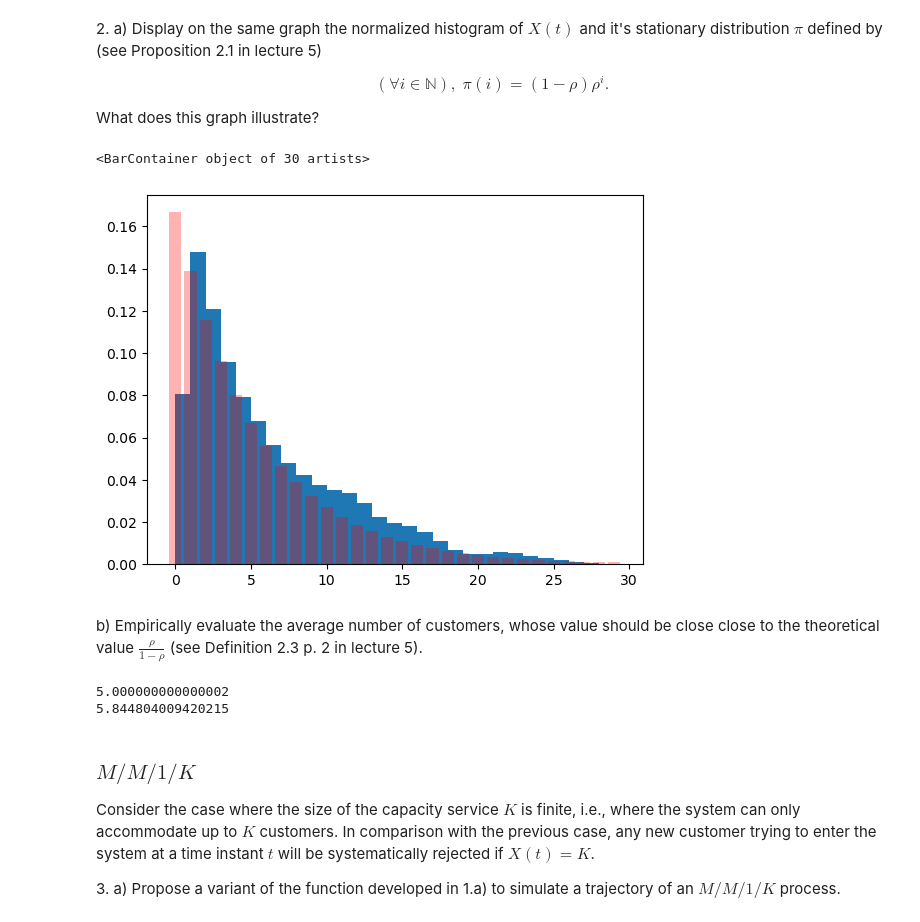
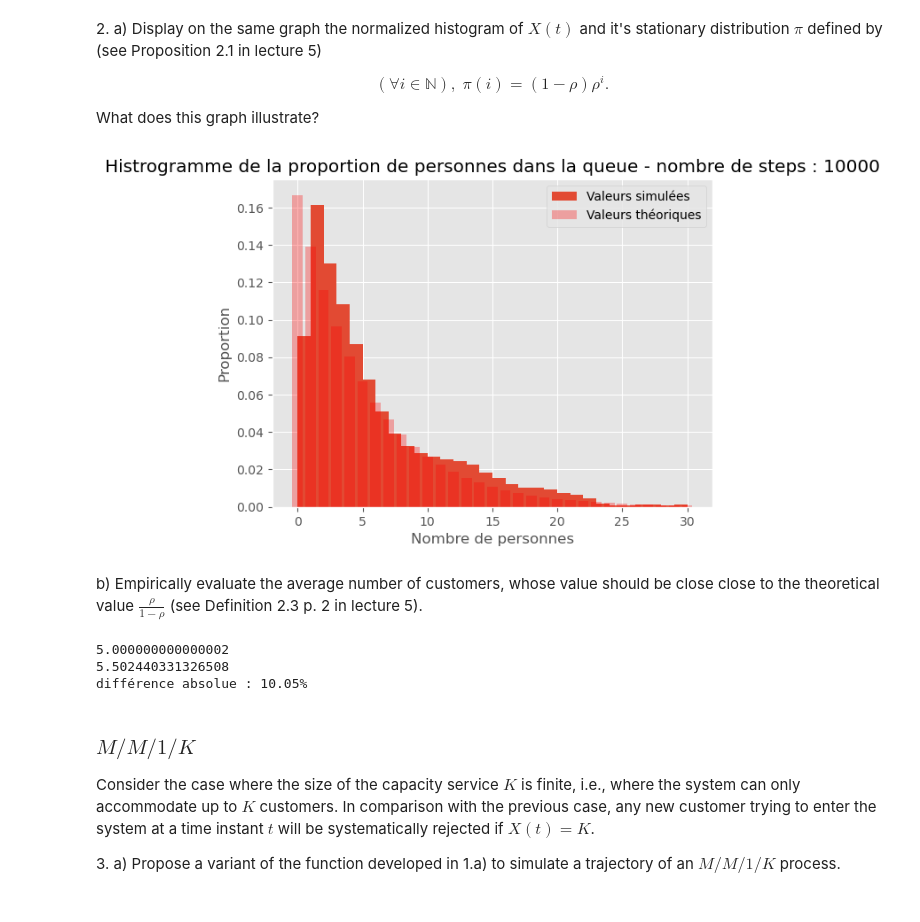
Before and after one commit to VictorNiaussat/MarkovChain, a Jupyter notebook: lab2_markov_students/lab2_notebook.ipynb, the cells around one changed output. Drawn from its saved outputs; the diff is of its cells as text; code cells hidden in the pictures.

```diff
--- a/lab2_markov_students/lab2_notebook.ipynb
+++ b/lab2_markov_students/lab2_notebook.ipynb
@@ -139,15 +124,10 @@ plt.step(T_mm1inf,X_mm1inf)
 \end{equation}
 
 What does this graph illustrate?
-# %%
-stationary_distrib_mm1inf = lambda i,rho_mm1inf : (1-rho_mm1inf)*rho_mm1inf**i
-valeurs_prises_mm1inf = np.unique(X_mm1inf)
-
-plt.hist(X_mm1inf,bins=valeurs_prises_mm1inf,density=True,weights=T_mm1inf)
-plt.bar(valeurs_prises_mm1inf,stationary_distrib_mm1inf(valeurs_prises_mm1inf,rho_mm1inf),color='r',alpha=0.3)
-# %% [output]
-<BarContainer object of 30 artists>
-[figure, removed]
+# %%
+plotHistogramm(X_mm1inf,weights=T_mm1inf,rho=rho_mm1inf,alpha=0.2,step_numbers=niter,affiche_step=True)
+# %% [output]
+[figure, added]
 # %% [markdown]
 b) Empirically evaluate the average number of customers, whose value should be close close to the theoretical value $\frac{\rho}{1-\rho}$ (see Definition 2.3 p. 2 in lecture 5).
 # %%
@@ -155,9 +135,11 @@ theorical_value_mm1inf = rho_mm1inf/(1-rho_mm1inf)
 empirical_value_mm1inf = np.average(X_mm1inf,weights=T_mm1inf)
 print(theorical_value_mm1inf)
 print(empirical_value_mm1inf)
+print(f"différence absolue : {round((np.abs(empirical_value_mm1inf-theorical_value_mm1inf)/theorical_value_mm1inf)*100,2)}%")
 # %% [output]
 5.000000000000002
-5.844804009420215
+5.502440331326508
+différence absolue : 10.05%
 # %% [markdown]
 ### $M/M/1/K$
 
```
Also changed, not shown: parts of 18 cells of this notebook, 1 other file.
